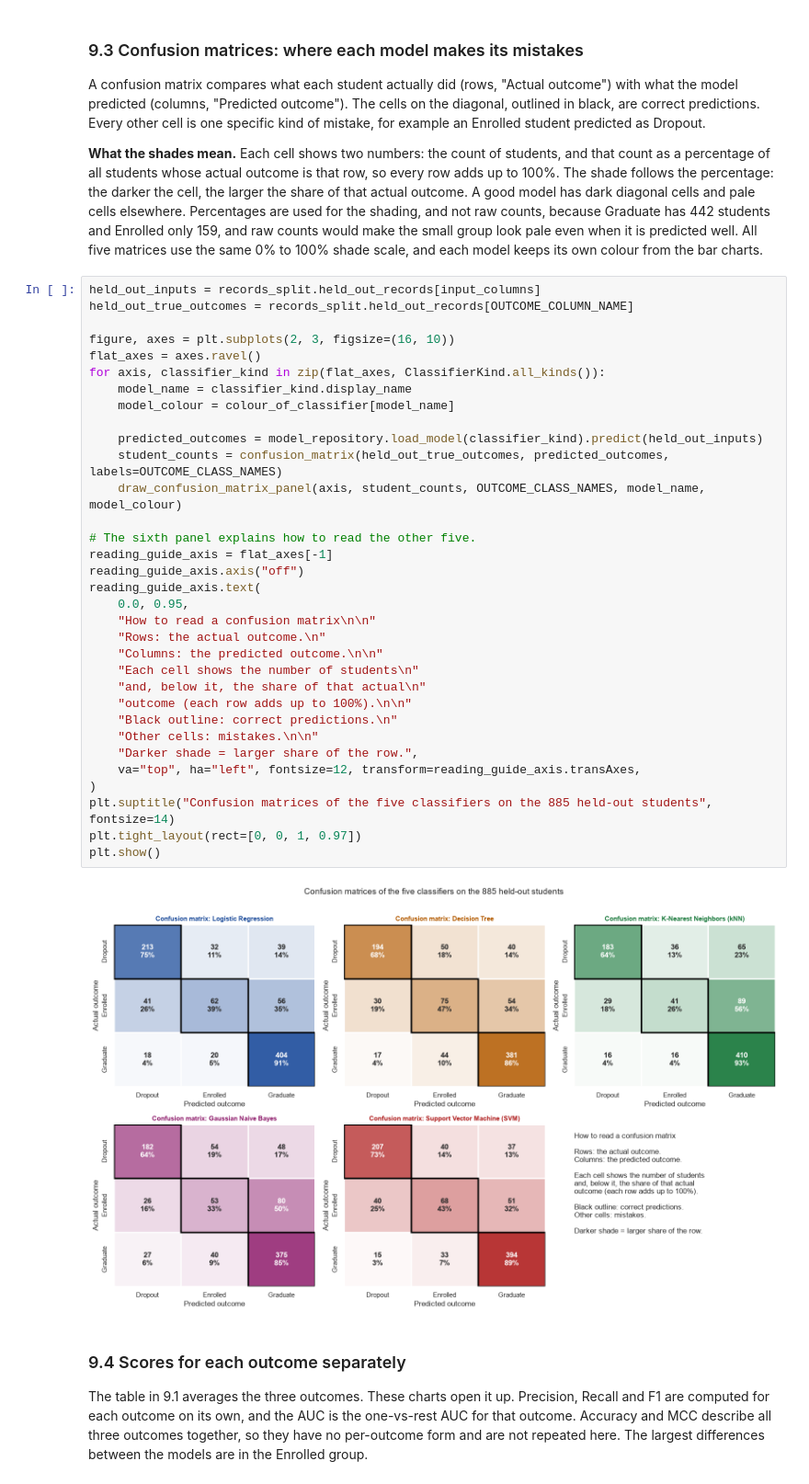
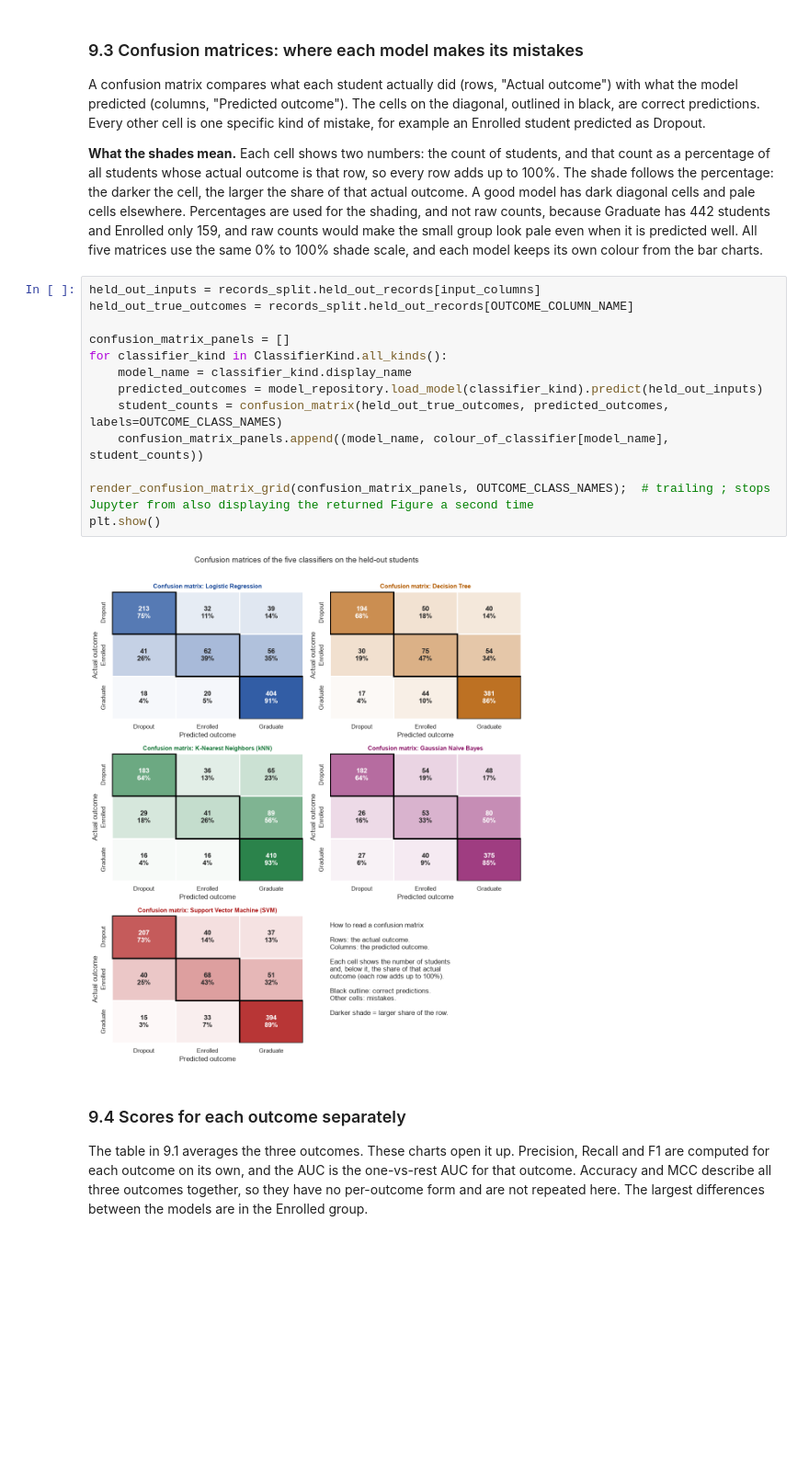
Before and after one commit to ShivkumarSSoni/gradpath-ai, a Jupyter notebook: notebooks/gradpath_end_to_end_analysis.ipynb, the cells around one changed output. Shown at 92% size. Cells and saved outputs as stored; diff of their text form; blank space fills up the shorter version.

```diff
--- a/notebooks/gradpath_end_to_end_analysis.ipynb
+++ b/notebooks/gradpath_end_to_end_analysis.ipynb
@@ -475,41 +472,21 @@ plt.show()
 A confusion matrix compares what each student actually did (rows, "Actual outcome") with what the model predicted (columns, "Predicted outcome"). The cells on the diagonal, outlined in black, are correct predictions. Every other cell is one specific kind of mistake, for example an Enrolled student predicted as Dropout.
 
 **What the shades mean.** Each cell shows two numbers: the count of students, and that count as a percentage of all students whose actual outcome is that row, so every row adds up to 100%. The shade follows the percentage: the darker the cell, the larger the share of that actual outcome. A good model has dark diagonal cells and pale cells elsewhere. Percentages are used for the shading, and not raw counts, because Graduate has 442 students and Enrolled only 159, and raw counts would make the small group look pale even when it is predicted well. All five matrices use the same 0% to 100% shade scale, and each model keeps its own colour from the bar charts.
-# %%
-held_out_inputs = records_split.held_out_records[input_columns]
-held_out_true_outcomes = records_split.held_out_records[OUTCOME_COLUMN_NAME]
-
-figure, axes = plt.subplots(2, 3, figsize=(16, 10))
-flat_axes = axes.ravel()
-for axis, classifier_kind in zip(flat_axes, ClassifierKind.all_kinds()):
-    model_name = classifier_kind.display_name
-    model_colour = colour_of_classifier[model_name]
-
-    predicted_outcomes = model_repository.load_model(classifier_kind).predict(held_out_inputs)
-    student_counts = confusion_matrix(held_out_true_outcomes, predicted_outcomes, labels=OUTCOME_CLASS_NAMES)
-    draw_confusion_matrix_panel(axis, student_counts, OUTCOME_CLASS_NAMES, model_name, model_colour)
-
-# The sixth panel explains how to read the other five.
-reading_guide_axis = flat_axes[-1]
-reading_guide_axis.axis("off")
-reading_guide_axis.text(
-    0.0, 0.95,
-    "How to read a confusion matrix\n\n"
-    "Rows: the actual outcome.\n"
-    "Columns: the predicted outcome.\n\n"
-    "Each cell shows the number of students\n"
-    "and, below it, the share of that actual\n"
-    "outcome (each row adds up to 100%).\n\n"
-    "Black outline: correct predictions.\n"
-    "Other cells: mistakes.\n\n"
-    "Darker shade = larger share of the row.",
-    va="top", ha="left", fontsize=12, transform=reading_guide_axis.transAxes,
-)
-plt.suptitle("Confusion matrices of the five classifiers on the 885 held-out students", fontsize=14)
-plt.tight_layout(rect=[0, 0, 1, 0.97])
-plt.show()
-# %% [output]
-[figure, removed]
+# %%
+held_out_inputs = records_split.held_out_records[input_columns]
+held_out_true_outcomes = records_split.held_out_records[OUTCOME_COLUMN_NAME]
+
+confusion_matrix_panels = []
+for classifier_kind in ClassifierKind.all_kinds():
+    model_name = classifier_kind.display_name
+    predicted_outcomes = model_repository.load_model(classifier_kind).predict(held_out_inputs)
+    student_counts = confusion_matrix(held_out_true_outcomes, predicted_outcomes, labels=OUTCOME_CLASS_NAMES)
+    confusion_matrix_panels.append((model_name, colour_of_classifier[model_name], student_counts))
+
+render_confusion_matrix_grid(confusion_matrix_panels, OUTCOME_CLASS_NAMES);  # trailing ; stops Jupyter from also displaying the returned Figure a second time
+plt.show()
+# %% [output]
+[figure, added]
 # %% [markdown]
 ### 9.4 Scores for each outcome separately
 
```
Also changed, not shown: parts of 8 cells of this notebook, 21 other files.
